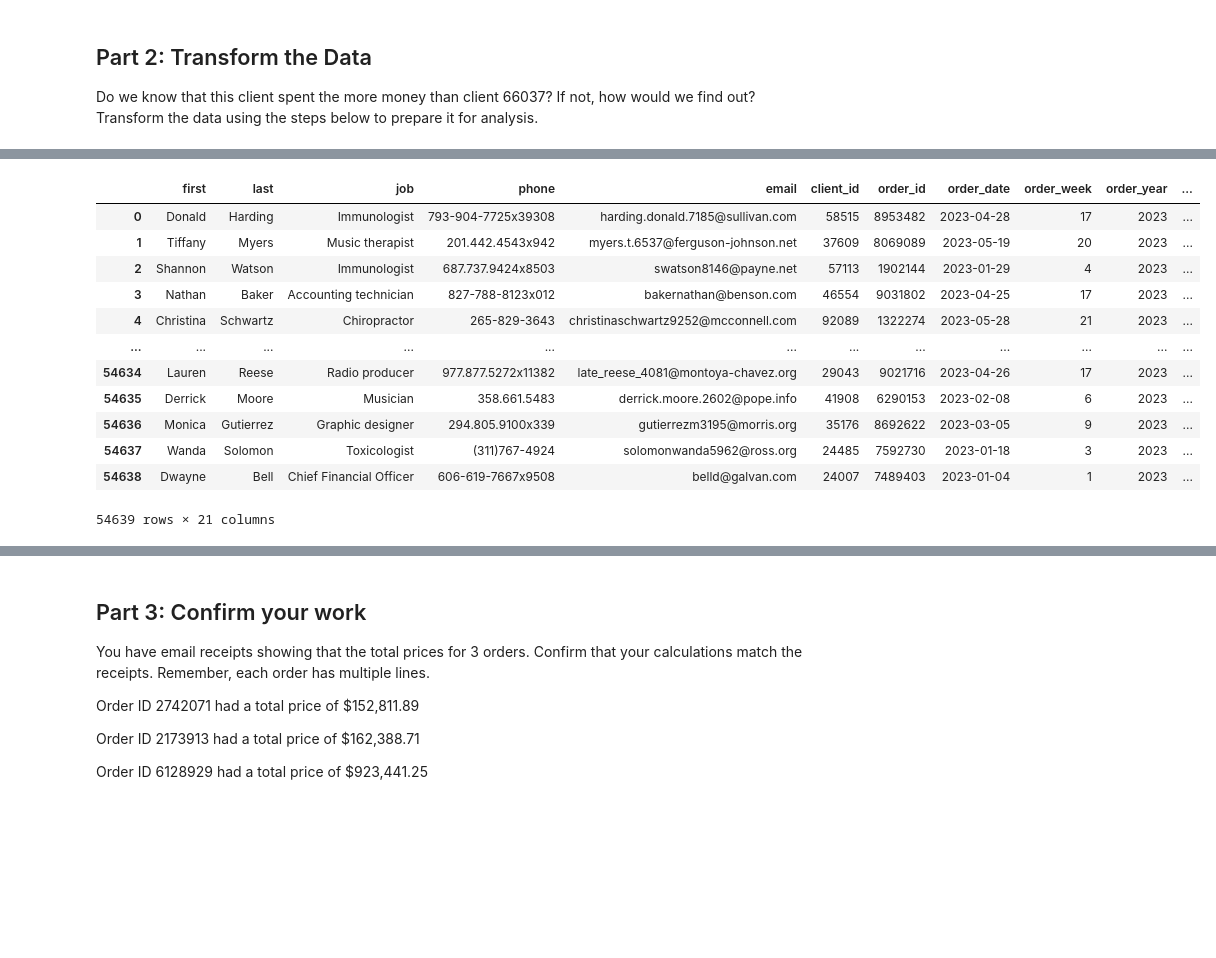
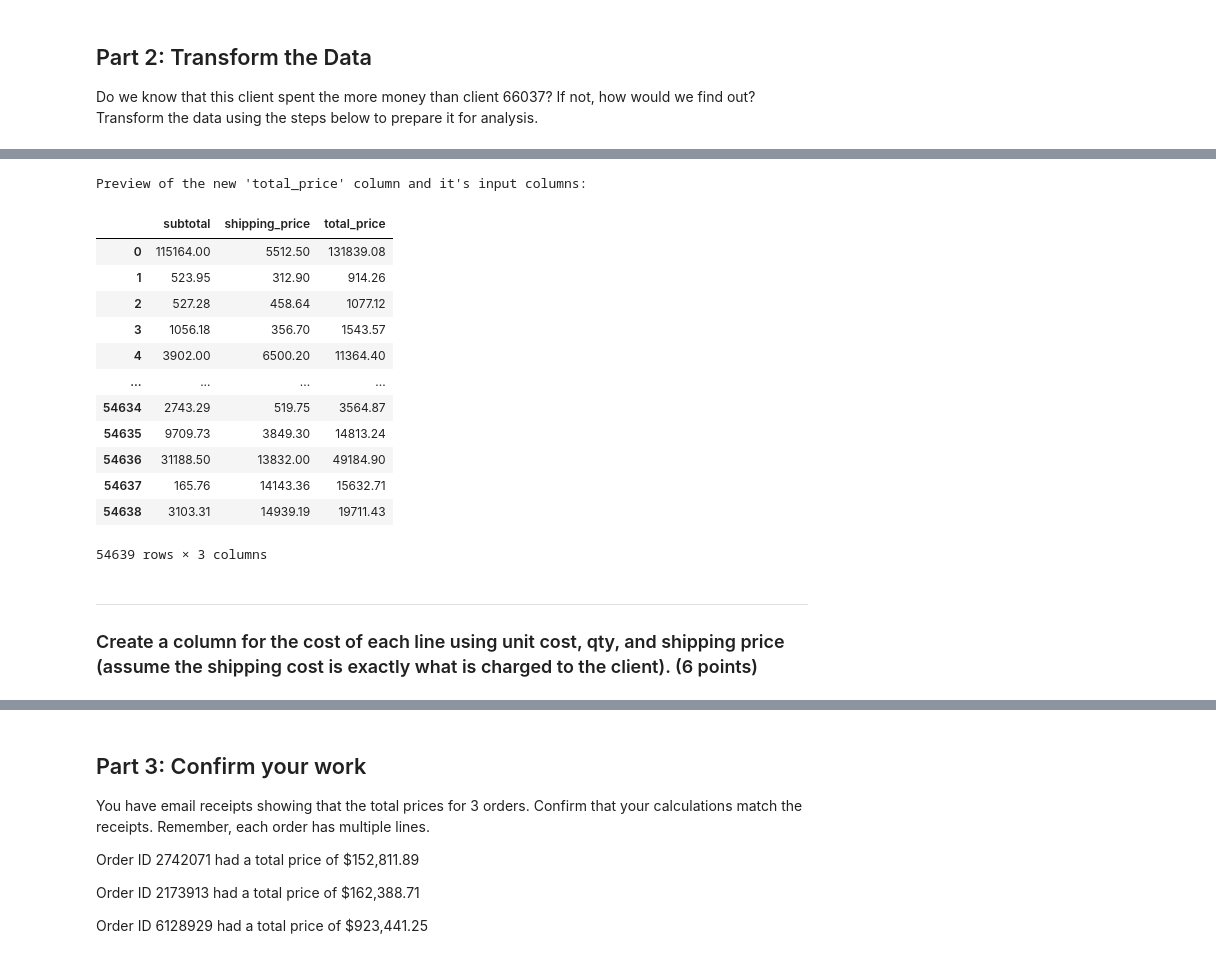
Before and after one commit to Ed-Lovera/pandas-challenge-1, a Jupyter notebook: wholesale_data_analysis_starter_code.ipynb, the cells around one changed output, grey strips where cells are left out. Drawn from its saved outputs; the diff is of its cells as text; code cells hidden in the pictures; blank space fills up the shorter version.

```diff
--- a/wholesale_data_analysis_starter_code.ipynb
+++ b/wholesale_data_analysis_starter_code.ipynb
@@ -123,5 +126,7 @@ Do we know that this client spent the more money than client 66037? If not, how
 # %%
 # Create a column that calculates the subtotal for each line using the unit_price and the qty
-df["line_subtotal"] = df["unit_price"] * df["qty"]
-df
+df["subtotal"] = df["unit_price"] * df["qty"]
+
+print("Preview of the new 'subtotal' column:")
+df[["unit_price", "qty", "subtotal"]]
 # %% [output]
@@ -141,10 +150,21 @@ df
 # %%
 # Create a column for shipping price.
 # Assume a shipping price of $7 per pound for orders over 50 pounds and $10 per pound for items 50 pounds or under.
+standard_ship_rate = 10.00
+discount_ship_rate = 7.00
 
-df["shipping_rate"] = 7.00
-df.loc[~(50 <= df["qty"]), "shipping_rate"] = 10.00
-df["shipping_price"] = (df["qty"] * df["unit_weight"]) * df["shipping_rate"]
-df.drop(columns=["shipping_rate"], inplace=True)
-df
+# Create a column for the total_weight of each order.
+df["total_weight"] = df["unit_weight"] * df["qty"]
+
+# Set the shipping rate for all orders.
+df["shipping_rate"] = standard_ship_rate
+
+# Set the shipping rate for orders over 50 pounds.
+df.loc[df["total_weight"] > 50, "shipping_rate"] = discount_ship_rate
+
+# Calculate the shipping price for each line.
+df["shipping_price"] = df["shipping_rate"] * df["total_weight"]
+
+print("Preview of the new columns and their input columns:")
+df[["unit_weight", "qty", "total_weight", "shipping_rate", "shipping_price"]]
 # %% [output]
@@ -164,21 +188,27 @@ df
 # %%
 # Create a column for the total price using the subtotal and the shipping price along with a sales tax of 9.25%
-df["total_price"] = round((df["line_subtotal"] + df["shipping_price"]) * 1.0925, 2)
-df
+df["total_price"] = round((df["subtotal"] + df["shipping_price"]) * 1.0925, 2)
+
+print("Preview of the new 'total_price' column and it's input columns:")
+df[["subtotal", "shipping_price", "total_price"]]
 # %% [output]
+Preview of the new 'total_price' column and it's input columns:
-|  | first | last | job | phone | email | client_id | order_id | order_date | order_week | order_year | ... |
-| 0 | Donald | Harding | Immunologist | 793-904-7725x39308 | harding.donald.7185@sullivan.com | 58515 | 8953482 | 2023-04-28 | 17 | 2023 | ... |
-| 1 | Tiffany | Myers | Music therapist | 201.442.4543x942 | myers.t.6537@ferguson-johnson.net | 37609 | 8069089 | 2023-05-19 | 20 | 2023 | ... |
-| 2 | Shannon | Watson | Immunologist | 687.737.9424x8503 | swatson8146@payne.net | 57113 | 1902144 | 2023-01-29 | 4 | 2023 | ... |
-| 3 | Nathan | Baker | Accounting technician | 827-788-8123x012 | bakernathan@benson.com | 46554 | 9031802 | 2023-04-25 | 17 | 2023 | ... |
-| 4 | Christina | Schwartz | Chiropractor | 265-829-3643 | christinaschwartz9252@mcconnell.com | 92089 | 1322274 | 2023-05-28 | 21 | 2023 | ... |
-| ... | ... | ... | ... | ... | ... | ... | ... | ... | ... | ... | ... |
-| 54634 | Lauren | Reese | Radio producer | 977.877.5272x11382 | late_reese_4081@montoya-chavez.org | 29043 | 9021716 | 2023-04-26 | 17 | 2023 | ... |
-| 54635 | Derrick | Moore | Musician | 358.661.5483 | derrick.moore.2602@pope.info | 41908 | 6290153 | 2023-02-08 | 6 | 2023 | ... |
-| 54636 | Monica | Gutierrez | Graphic designer | 294.805.9100x339 | gutierrezm3195@morris.org | 35176 | 8692622 | 2023-03-05 | 9 | 2023 | ... |
-| 54637 | Wanda | Solomon | Toxicologist | (311)767-4924 | solomonwanda5962@ross.org | 24485 | 7592730 | 2023-01-18 | 3 | 2023 | ... |
-| 54638 | Dwayne | Bell | Chief Financial Officer | 606-619-7667x9508 | belld@galvan.com | 24007 | 7489403 | 2023-01-04 | 1 | 2023 | ... |
+|  | subtotal | shipping_price | total_price |
+| 0 | 115164.00 | 5512.50 | 131839.08 |
+| 1 | 523.95 | 312.90 | 914.26 |
+| 2 | 527.28 | 458.64 | 1077.12 |
+| 3 | 1056.18 | 356.70 | 1543.57 |
+| 4 | 3902.00 | 6500.20 | 11364.40 |
+| ... | ... | ... | ... |
+| 54634 | 2743.29 | 519.75 | 3564.87 |
+| 54635 | 9709.73 | 3849.30 | 14813.24 |
+| 54636 | 31188.50 | 13832.00 | 49184.90 |
+| 54637 | 165.76 | 14143.36 | 15632.71 |
+| 54638 | 3103.31 | 14939.19 | 19711.43 |
-54639 rows × 21 columns
+54639 rows × 3 columns
+# %% [markdown]
+---
+### Create a column for the cost of each line using unit cost, qty, and shipping price (assume the shipping cost is exactly what is charged to the client). (6 points)
 # %%
 # Create a column for the cost of each line using unit cost, qty, and
 # shipping price (assume the shipping cost is exactly what is charged to the client).
```
Also changed, not shown: parts of 9 cells of this notebook.
